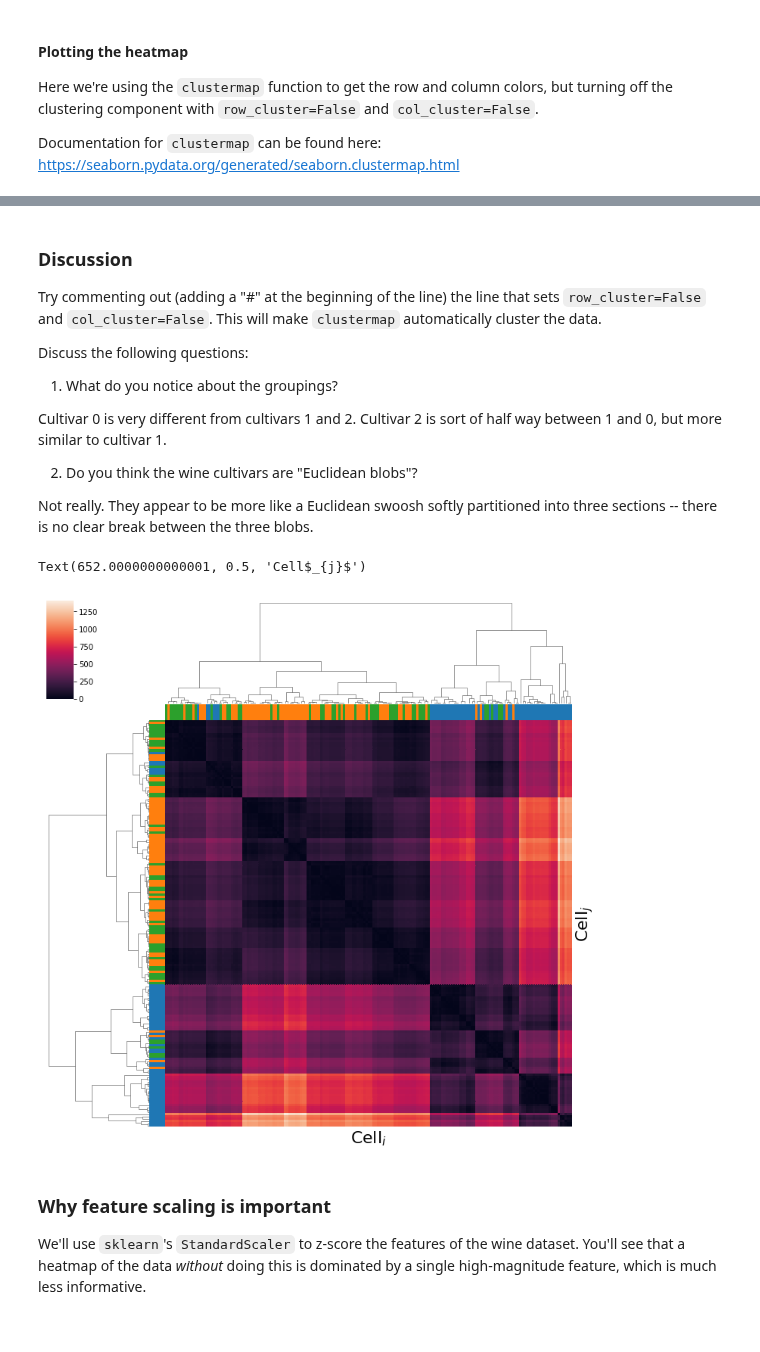
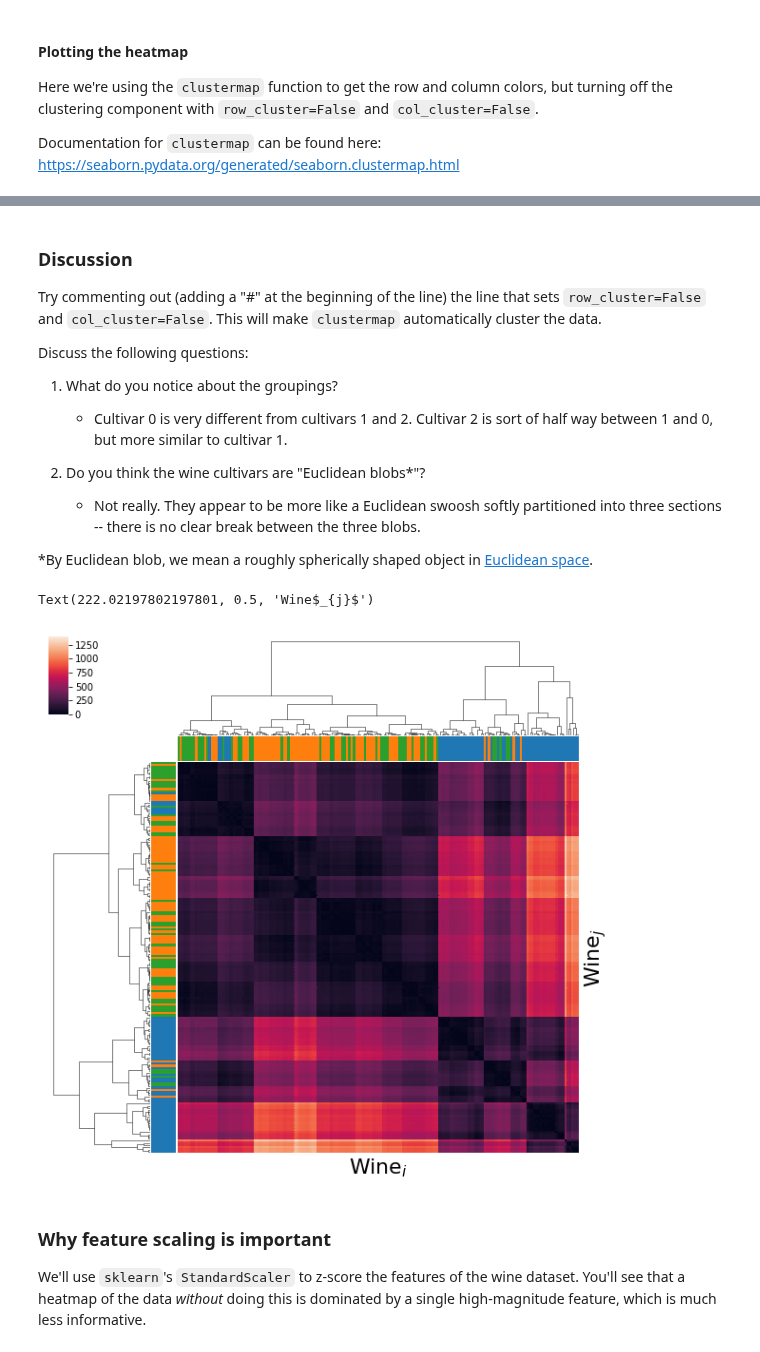
Before and after one commit to KrishnaswamyLab/SingleCellWorkshop, a Jupyter notebook: exercises/Introduction_to_Manifold_Learning/notebooks/00_Answers_Plotting_UCI_wine.ipynb, the cells around one changed output, grey strips where cells are left out. Saved outputs shown, nothing was run; the diff lists cells and outputs as text; code cells hidden in the pictures.

```diff
--- a/exercises/Introduction_to_Manifold_Learning/notebooks/00_Answers_Plotting_UCI_wine.ipynb
+++ b/exercises/Introduction_to_Manifold_Learning/notebooks/00_Answers_Plotting_UCI_wine.ipynb
@@ -312,23 +308,24 @@ Try commenting out (adding a "#" at the beginning of the line) the line that set
 
 Discuss the following questions:
 1. What do you notice about the groupings?
+    - Cultivar 0 is very different from cultivars 1 and 2. Cultivar 2 is sort of half way between 1 and 0, but more similar to cultivar 1.
 
-Cultivar 0 is very different from cultivars 1 and 2. Cultivar 2 is sort of half way between 1 and 0, but more similar to cultivar 1.
 
-2. Do you think the wine cultivars are "Euclidean blobs"?
+2. Do you think the wine cultivars are "Euclidean blobs*"?
+    - Not really. They appear to be more like a Euclidean swoosh softly partitioned into three sections -- there is no clear break between the three blobs.
 
-Not really. They appear to be more like a Euclidean swoosh softly partitioned into three sections -- there is no clear break between the three blobs.
+*By Euclidean blob, we mean a roughly spherically shaped object in [Euclidean space](https://mathworld.wolfram.com/EuclideanSpace.html).
 # %%
 cg = sns.clustermap(pairwise_distances,
                row_colors=plt.cm.tab10(wine['target']),
                col_colors=plt.cm.tab10(wine['target']),
                xticklabels=[], yticklabels=[])
 
-cg.ax_heatmap.set_xlabel(r'Cell$_{i}$', fontsize=22)
-cg.ax_heatmap.set_ylabel(r'Cell$_{j}$', fontsize=22, rotation=90)
+cg.ax_heatmap.set_xlabel(r'Wine$_{i}$', fontsize=22)
+cg.ax_heatmap.set_ylabel(r'Wine$_{j}$', fontsize=22, rotation=90)
 # %% [output]
-Text(652.0000000000001, 0.5, 'Cell$_{j}$')
+Text(222.02197802197801, 0.5, 'Wine$_{j}$')
-[figure, old version]
+[figure, new version]
 # %% [markdown]
 ### Why feature scaling is important
 
```
Also changed, not shown: parts of 10 cells of this notebook, 3 other files.
